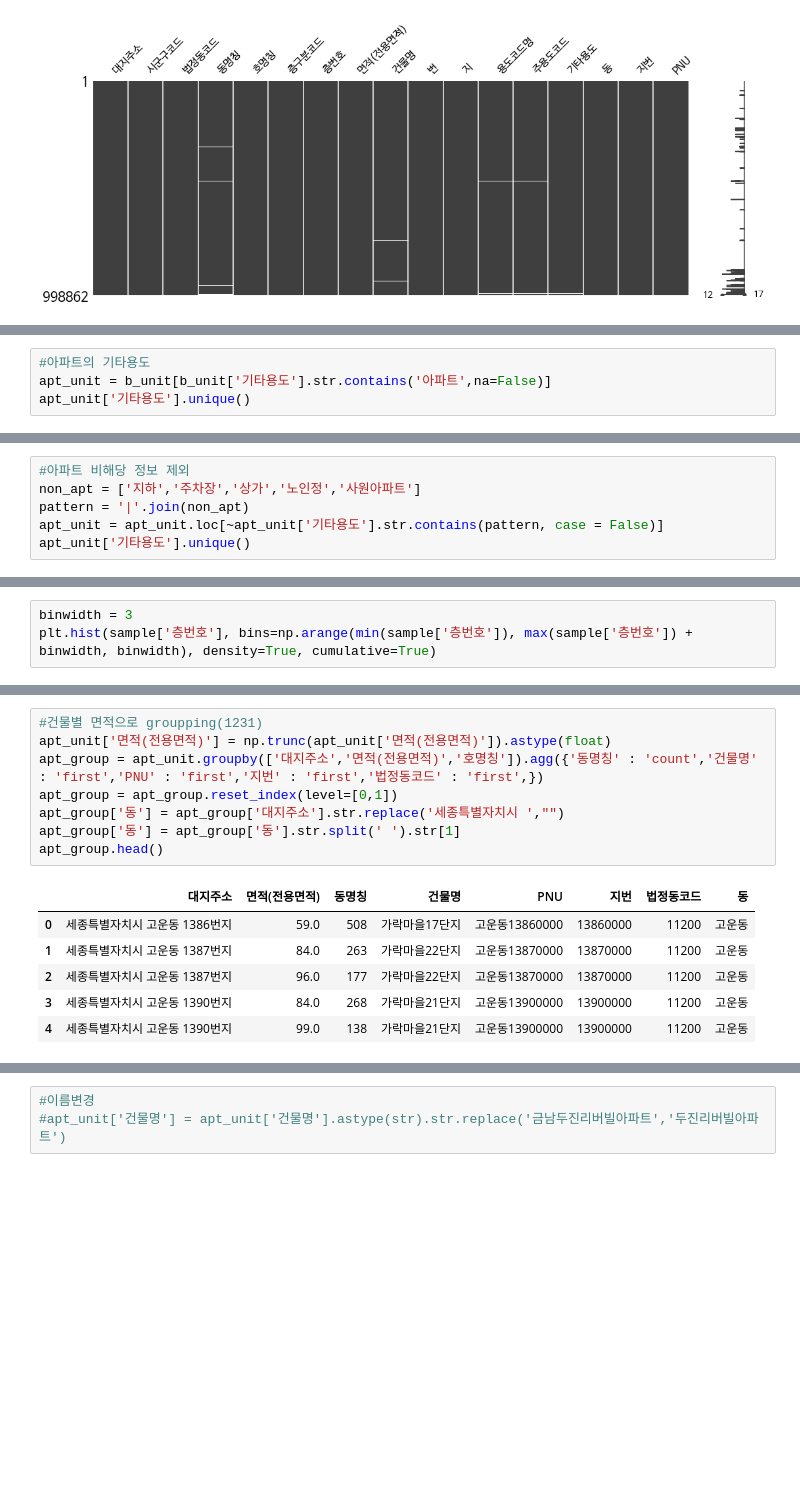
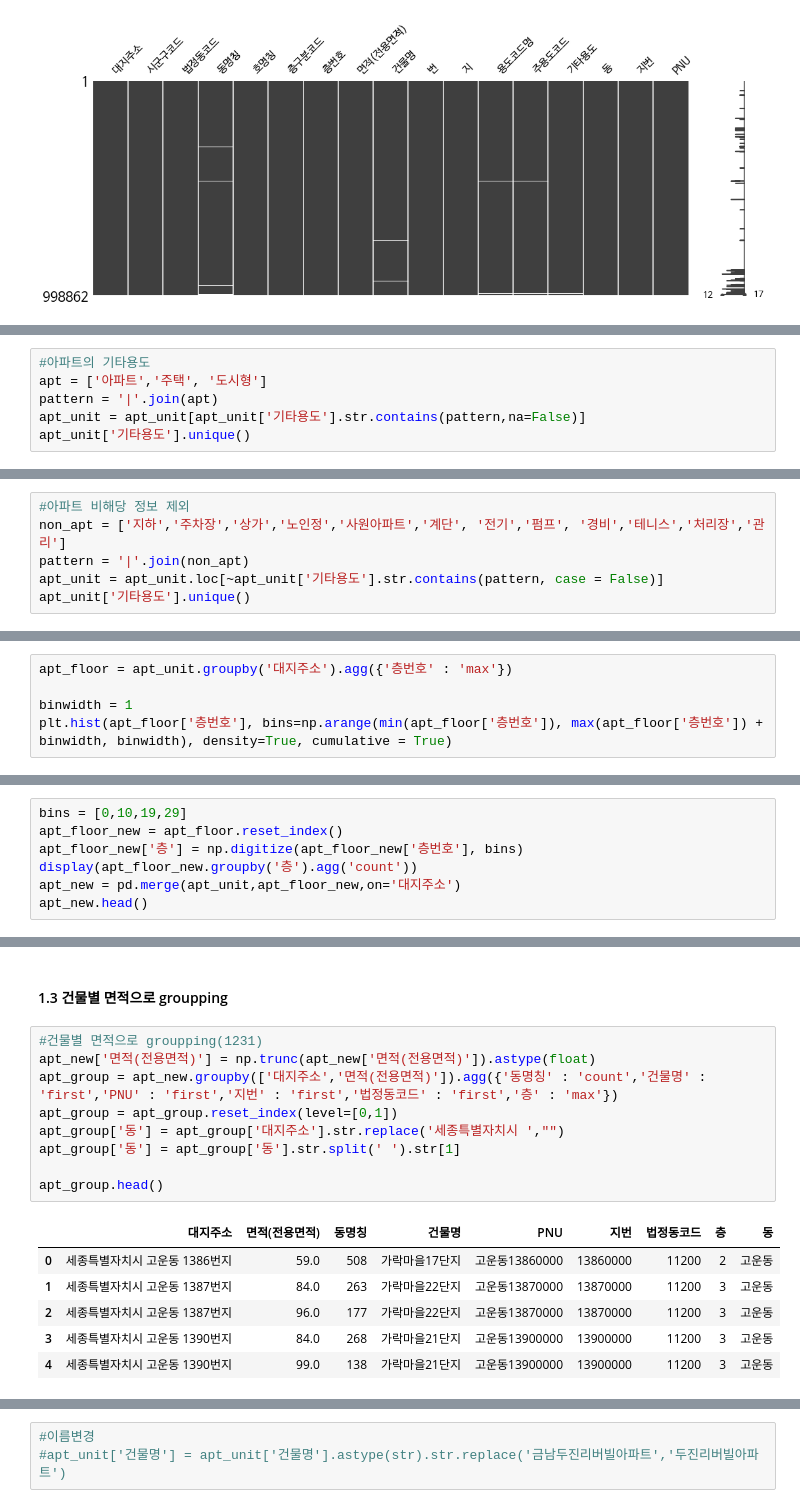
Before and after one commit to metterian/sejong-house-market-analyse, a Jupyter notebook: 전유부_아파트_정리.ipynb, the cells around one changed output, grey strips where cells are left out. Drawn from its saved outputs; the diff is of its cells as text; blank space fills up the shorter version.

Commit message:
Edit : edit code and rebuid code
edit code and rebuid code to merge 전유부 and trd file

```diff
--- a/전유부_아파트_정리.ipynb
+++ b/전유부_아파트_정리.ipynb
@@ -74,5 +82,7 @@ msno.matrix(b_unit, figsize=(18,6))
 # %%
 #아파트의 기타용도
-apt_unit = b_unit[b_unit['기타용도'].str.contains('아파트',na=False)]
+apt = ['아파트','주택', '도시형']
+pattern = '|'.join(apt)
+apt_unit = apt_unit[apt_unit['기타용도'].str.contains(pattern,na=False)]
 apt_unit['기타용도'].unique()
 # %% [output]
@@ -83,6 +97,6 @@ array(['아파트', '공동주택(아파트)', '아파트 지하계단실', '아
 # %%
 #아파트 비해당 정보 제외
-non_apt = ['지하','주차장','상가','노인정','사원아파트']
+non_apt = ['지하','주차장','상가','노인정','사원아파트','계단', '전기','펌프', '경비','테니스','처리장','관리']
 pattern = '|'.join(non_apt)
 apt_unit = apt_unit.loc[~apt_unit['기타용도'].str.contains(pattern, case = False)]
 apt_unit['기타용도'].unique()
@@ -110,4 +119,6 @@ sample.head()
 # %%
-binwidth = 3
-plt.hist(sample['층번호'], bins=np.arange(min(sample['층번호']), max(sample['층번호']) + binwidth, binwidth), density=True, cumulative=True)
+apt_floor = apt_unit.groupby('대지주소').agg({'층번호' : 'max'})
+
+binwidth = 1
+plt.hist(apt_floor['층번호'], bins=np.arange(min(apt_floor['층번호']), max(apt_floor['층번호']) + binwidth, binwidth), density=True, cumulative = True)
 # %% [output]
@@ -120,0 +140,7 @@ plt.hist(sample['층번호'], bins=np.arange(min(sample['층번호']), max(sampl
+# %%
+bins = [0,10,19,29]
+apt_floor_new = apt_floor.reset_index()
+apt_floor_new['층'] = np.digitize(apt_floor_new['층번호'], bins)
+display(apt_floor_new.groupby('층').agg('count'))
+apt_new = pd.merge(apt_unit,apt_floor_new,on='대지주소')
+apt_new.head()
@@ -121,16 +160,19 @@ plt.hist(sample['층번호'], bins=np.arange(min(sample['층번호']), max(sampl
+# %% [markdown]
+#### 1.3 건물별 면적으로 groupping
 # %%
 #건물별 면적으로 groupping(1231)
-apt_unit['면적(전용면적)'] = np.trunc(apt_unit['면적(전용면적)']).astype(float)
-apt_group = apt_unit.groupby(['대지주소','면적(전용면적)','호명칭']).agg({'동명칭' : 'count','건물명' : 'first','PNU' : 'first','지번' : 'first','법정동코드' : 'first',})
+apt_new['면적(전용면적)'] = np.trunc(apt_new['면적(전용면적)']).astype(float)
+apt_group = apt_new.groupby(['대지주소','면적(전용면적)']).agg({'동명칭' : 'count','건물명' : 'first','PNU' : 'first','지번' : 'first','법정동코드' : 'first','층' : 'max'})
 apt_group = apt_group.reset_index(level=[0,1])
 apt_group['동'] = apt_group['대지주소'].str.replace('세종특별자치시 ',"")
 apt_group['동'] = apt_group['동'].str.split(' ').str[1]
+
 apt_group.head()
 # %% [output]
-|  | 대지주소 | 면적(전용면적) | 동명칭 | 건물명 | PNU | 지번 | 법정동코드 | 동 |
-| 0 | 세종특별자치시 고운동 1386번지 | 59.0 | 508 | 가락마을17단지 | 고운동13860000 | 13860000 | 11200 | 고운동 |
-| 1 | 세종특별자치시 고운동 1387번지 | 84.0 | 263 | 가락마을22단지 | 고운동13870000 | 13870000 | 11200 | 고운동 |
-| 2 | 세종특별자치시 고운동 1387번지 | 96.0 | 177 | 가락마을22단지 | 고운동13870000 | 13870000 | 11200 | 고운동 |
-| 3 | 세종특별자치시 고운동 1390번지 | 84.0 | 268 | 가락마을21단지 | 고운동13900000 | 13900000 | 11200 | 고운동 |
-| 4 | 세종특별자치시 고운동 1390번지 | 99.0 | 138 | 가락마을21단지 | 고운동13900000 | 13900000 | 11200 | 고운동 |
+|  | 대지주소 | 면적(전용면적) | 동명칭 | 건물명 | PNU | 지번 | 법정동코드 | 층 | 동 |
+| 0 | 세종특별자치시 고운동 1386번지 | 59.0 | 508 | 가락마을17단지 | 고운동13860000 | 13860000 | 11200 | 2 | 고운동 |
+| 1 | 세종특별자치시 고운동 1387번지 | 84.0 | 263 | 가락마을22단지 | 고운동13870000 | 13870000 | 11200 | 3 | 고운동 |
+| 2 | 세종특별자치시 고운동 1387번지 | 96.0 | 177 | 가락마을22단지 | 고운동13870000 | 13870000 | 11200 | 3 | 고운동 |
+| 3 | 세종특별자치시 고운동 1390번지 | 84.0 | 268 | 가락마을21단지 | 고운동13900000 | 13900000 | 11200 | 3 | 고운동 |
+| 4 | 세종특별자치시 고운동 1390번지 | 99.0 | 138 | 가락마을21단지 | 고운동13900000 | 13900000 | 11200 | 3 | 고운동 |
 # %%
```
Also changed, not shown: parts of 27 cells of this notebook.
